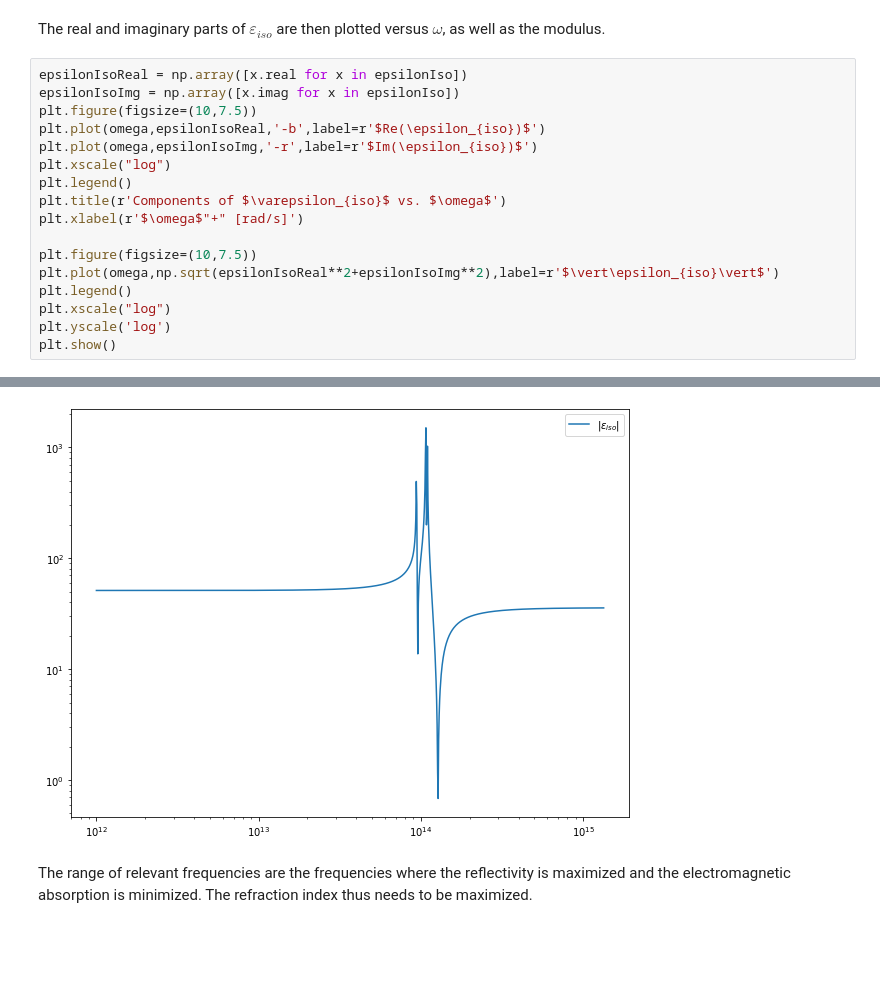
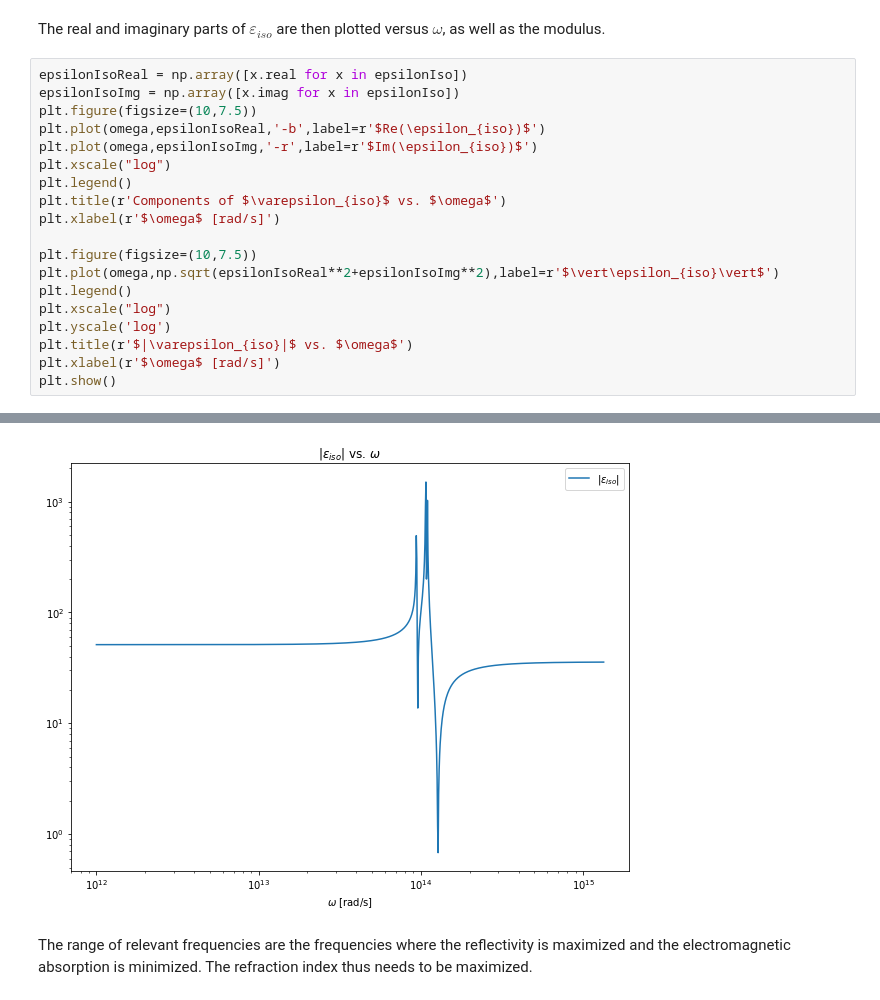
Before and after one commit to idommisse/lmapr2001, a Jupyter notebook: Block2_section1_5.ipynb, the cells around one changed output, grey strips where cells are left out. Cells and saved outputs as stored; diff of their text form; blank space fills up the shorter version.

```diff
--- a/Block2_section1_5.ipynb
+++ b/Block2_section1_5.ipynb
@@ -81,12 +81,14 @@ plt.plot(omega,epsilonIsoImg,'-r',label=r'$Im(\epsilon_{iso})$')
 plt.xscale("log")
 plt.legend()
 plt.title(r'Components of $\varepsilon_{iso}$ vs. $\omega$')
-plt.xlabel(r'$\omega$"+" [rad/s]')
+plt.xlabel(r'$\omega$ [rad/s]')
 
 plt.figure(figsize=(10,7.5))
 plt.plot(omega,np.sqrt(epsilonIsoReal**2+epsilonIsoImg**2),label=r'$\vert\epsilon_{iso}\vert$')
 plt.legend()
 plt.xscale("log")
 plt.yscale('log')
+plt.title(r'$|\varepsilon_{iso}|$ vs. $\omega$')
+plt.xlabel(r'$\omega$ [rad/s]')
 plt.show()
 # %% [output]
@@ -94,4 +96,4 @@ plt.show()
-[figure, old version]
+[figure, new version]
 # %% [markdown]
 The range of relevant frequencies are the frequencies where the reflectivity is maximized and the electromagnetic absorption is minimized. The refraction index thus needs to be maximized.
 # %% [markdown]
```
Also changed, not shown: parts of 2 cells of this notebook.
